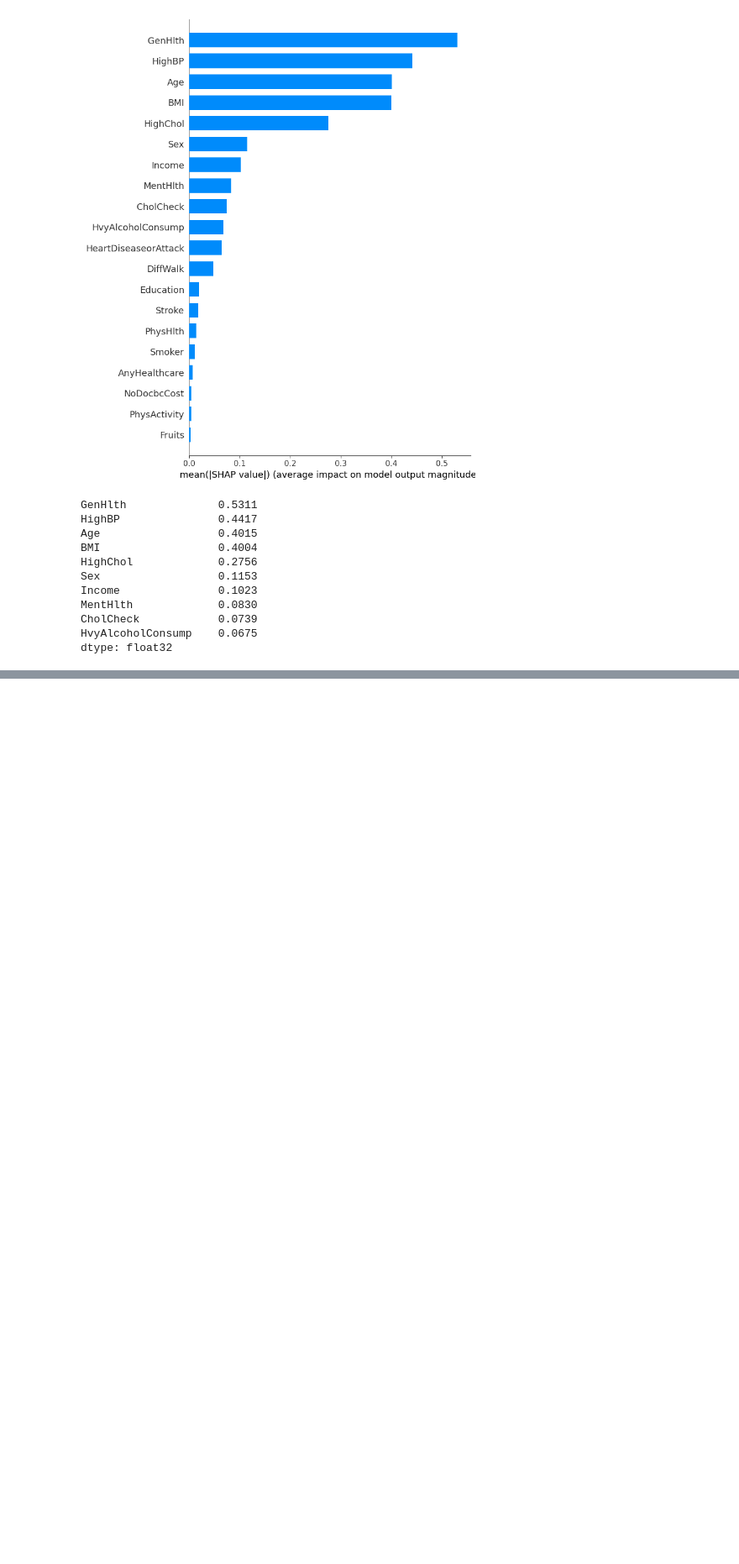
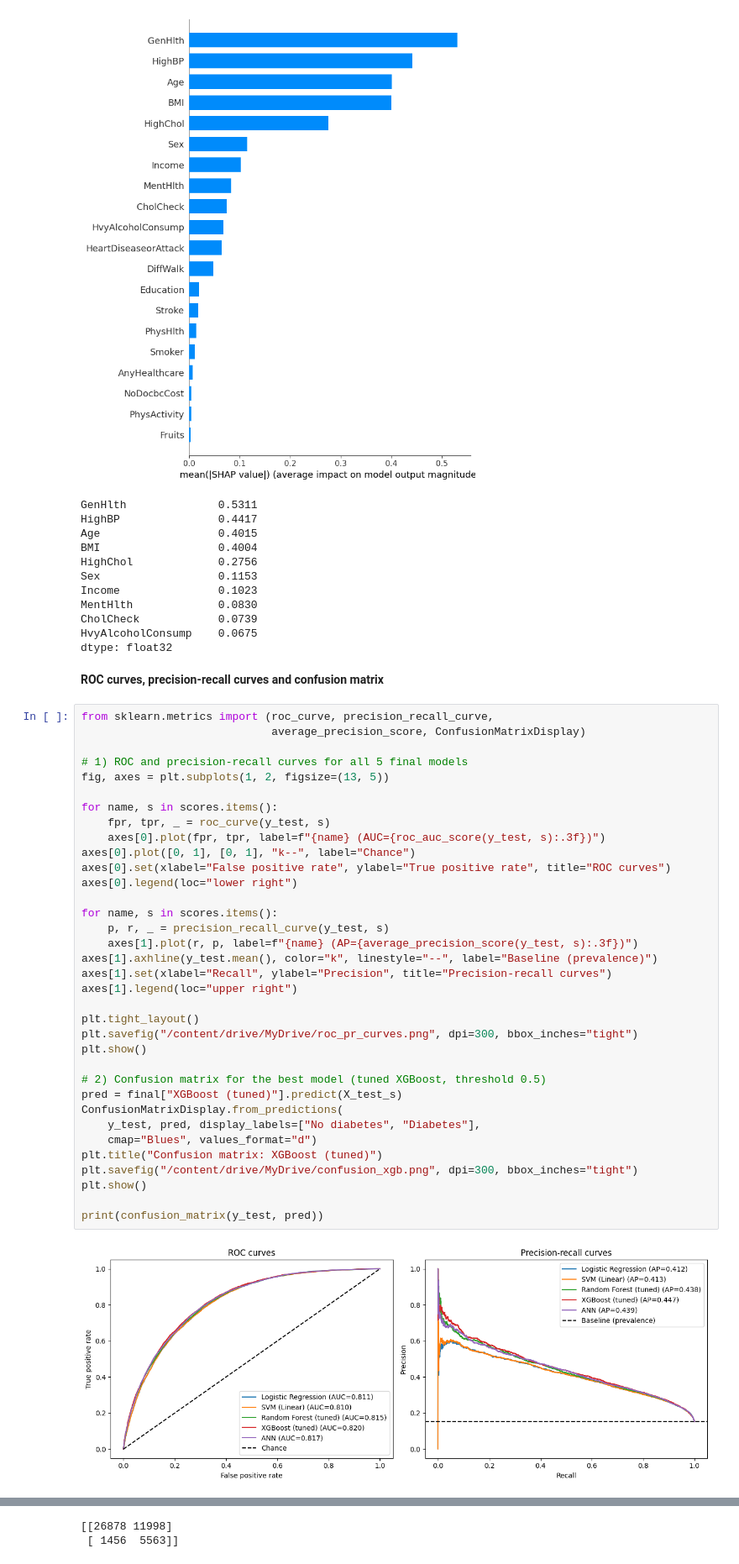
Before and after one commit to zainulabideen3203-ResearckWork/Mphil_thesis, a Jupyter notebook: predictiondataset.ipynb, the cells around one changed output, grey strips where cells are left out. Shown at 84% size. Cells and saved outputs as stored; diff of their text form; blank space fills up the shorter version.

Commit message:
ROC curves, precision-recall curves and confusion matrix

```diff
--- a/predictiondataset.ipynb
+++ b/predictiondataset.ipynb
@@ -520,3 +520,42 @@ MentHlth             0.0830
 CholCheck            0.0739
 HvyAlcoholConsump    0.0675
 dtype: float32
+# %% [markdown]
+**ROC curves, precision-recall curves and confusion matrix**
+# %%
+from sklearn.metrics import (roc_curve, precision_recall_curve,
+                             average_precision_score, ConfusionMatrixDisplay)
+
+# 1) ROC and precision-recall curves for all 5 final models
+fig, axes = plt.subplots(1, 2, figsize=(13, 5))
+
+for name, s in scores.items():
+    fpr, tpr, _ = roc_curve(y_test, s)
+    axes[0].plot(fpr, tpr, label=f"{name} (AUC={roc_auc_score(y_test, s):.3f})")
+axes[0].plot([0, 1], [0, 1], "k--", label="Chance")
+axes[0].set(xlabel="False positive rate", ylabel="True positive rate", title="ROC curves")
+axes[0].legend(loc="lower right")
+
+for name, s in scores.items():
+    p, r, _ = precision_recall_curve(y_test, s)
+    axes[1].plot(r, p, label=f"{name} (AP={average_precision_score(y_test, s):.3f})")
+axes[1].axhline(y_test.mean(), color="k", linestyle="--", label="Baseline (prevalence)")
+axes[1].set(xlabel="Recall", ylabel="Precision", title="Precision-recall curves")
+axes[1].legend(loc="upper right")
+
+plt.tight_layout()
+plt.savefig("/content/drive/MyDrive/roc_pr_curves.png", dpi=300, bbox_inches="tight")
+plt.show()
+
+# 2) Confusion matrix for the best model (tuned XGBoost, threshold 0.5)
+pred = final["XGBoost (tuned)"].predict(X_test_s)
+ConfusionMatrixDisplay.from_predictions(
+    y_test, pred, display_labels=["No diabetes", "Diabetes"],
+    cmap="Blues", values_format="d")
+plt.title("Confusion matrix: XGBoost (tuned)")
+plt.savefig("/content/drive/MyDrive/confusion_xgb.png", dpi=300, bbox_inches="tight")
+plt.show()
+
+print(confusion_matrix(y_test, pred))
+# %% [output]
+[figure, added]
@@ -522,0 +563,2 @@ dtype: float32
+[[26878 11998]
+ [ 1456  5563]]
```
Also changed, not shown: parts of 1 cell of this notebook.
